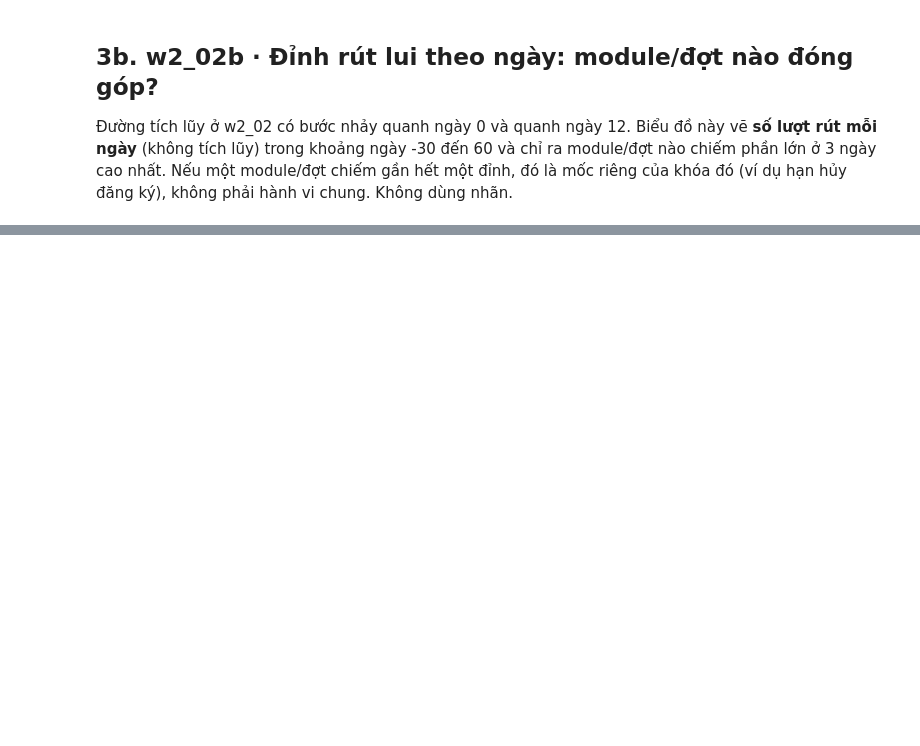
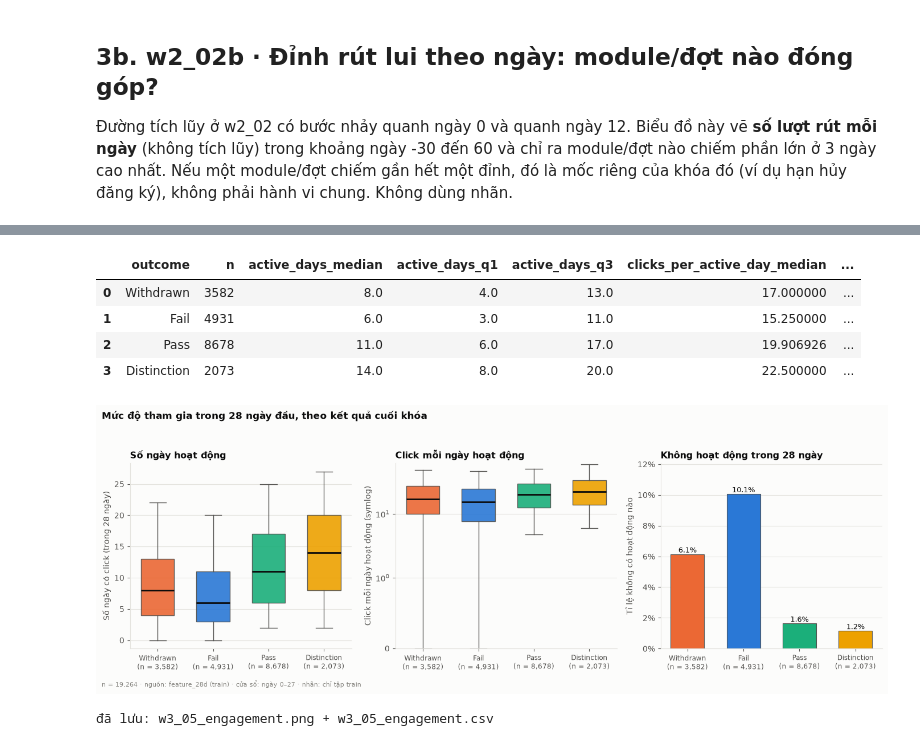
Before and after one commit to Khanhlc2005/OULAD_learning_analytics, a Jupyter notebook: notebooks/01_eda.ipynb, the cells around one changed output, grey strips where cells are left out. Cells and saved outputs as stored; diff of their text form; code cells hidden in the pictures; blank space fills up the shorter version.

```diff
--- a/notebooks/01_eda.ipynb
+++ b/notebooks/01_eda.ipynb
@@ -479,0 +618,52 @@ lines += [f"- `{r.png}` (n = {r.n:,}, nguồn: {r.source}, nhãn: {r.label_used}
+# %%
+def box_by_group(ax, col, ylabel, title, symlog=False):
+    data = [train.loc[train["outcome"] == gname, col].dropna().to_numpy() for gname in GROUPS]
+    bp = ax.boxplot(data, positions=range(len(GROUPS)), widths=0.6, patch_artist=True, whis=(5, 95),
+                    showfliers=False, medianprops=dict(color=INK, lw=2),
+                    whiskerprops=dict(color=INK2, lw=1), capprops=dict(color=INK2, lw=1))
+    for patch, gname in zip(bp["boxes"], GROUPS):
+        patch.set_facecolor(GCOL[gname]); patch.set_edgecolor(INK2); patch.set_alpha(0.9)
+    ax.set_xticks(range(len(GROUPS)))
+    ax.set_xticklabels([f"{gname}\n(n = {n_by[gname]:,})" for gname in GROUPS], fontsize=8.5)
+    if symlog:
+        ax.set_yscale("symlog", linthresh=1); ax.set_ylim(bottom=0)
+    ax.set_ylabel(ylabel); ax.set_title(title)
+    ax.grid(axis="x", visible=False)
+
+fig, axes = plt.subplots(1, 3, figsize=(14, 5))
+box_by_group(axes[0], "active_days", "Số ngày có click (trong 28 ngày)", "Số ngày hoạt động")
+box_by_group(axes[1], "clicks_per_active_day", "Click mỗi ngày hoạt động (symlog)", "Click mỗi ngày hoạt động", symlog=True)
+no_act = train.groupby("outcome")["no_activity_flag"].mean().reindex(GROUPS)
+ax = axes[2]
+ax.bar(range(len(GROUPS)), no_act.values * 100, width=0.6, color=[GCOL[gn] for gn in GROUPS], edgecolor=INK2, linewidth=0.8)
+for i, v in enumerate(no_act.values):
+    ax.text(i, v * 100, f"{v:.1%}", ha="center", va="bottom", fontsize=9)
+ax.set_xticks(range(len(GROUPS)))
+ax.set_xticklabels([f"{gname}\n(n = {n_by[gname]:,})" for gname in GROUPS], fontsize=8.5)
+ax.set_ylim(0, max(no_act.max() * 100 * 1.2, 1))
+ax.yaxis.set_major_formatter(PercentFormatter(100, decimals=0))
+ax.set_ylabel("Tỉ lệ không có hoạt động nào"); ax.set_title("Không hoạt động trong 28 ngày")
+ax.grid(axis="x", visible=False)
+fig.suptitle("Mức độ tham gia trong 28 ngày đầu, theo kết quả cuối khóa", x=0.01, ha="left", fontsize=12.5, fontweight="bold")
+
+rows5 = []
+for gname in GROUPS:
+    sub = train[train["outcome"] == gname]
+    rows5.append(dict(outcome=gname, n=len(sub),
+                      active_days_median=sub["active_days"].median(), active_days_q1=sub["active_days"].quantile(.25),
+                      active_days_q3=sub["active_days"].quantile(.75),
+                      clicks_per_active_day_median=sub["clicks_per_active_day"].median(),
+                      no_activity_rate=sub["no_activity_flag"].mean()))
+d5 = pd.DataFrame(rows5)
+display(d5)
+finish_w3(fig, "w3_05", "engagement", "Số ngày hoạt động và click mỗi ngày theo nhóm kết quả", "feature_28d (train)",
+       f"{N_TRAIN:,}", WINDOW, d5)
+SUMMARY_W3["w3_05"] = d5.set_index("outcome").to_dict("index")
+# %% [output]
+|  | outcome | n | active_days_median | active_days_q1 | active_days_q3 | clicks_per_active_day_median | ... |
+| 0 | Withdrawn | 3582 | 8.0 | 4.0 | 13.0 | 17.000000 | ... |
+| 1 | Fail | 4931 | 6.0 | 3.0 | 11.0 | 15.250000 | ... |
+| 2 | Pass | 8678 | 11.0 | 6.0 | 17.0 | 19.906926 | ... |
+| 3 | Distinction | 2073 | 14.0 | 8.0 | 20.0 | 22.500000 | ... |
+[figure, added]
+đã lưu: w3_05_engagement.png + w3_05_engagement.csv
```
Also changed, not shown: parts of 55 cells of this notebook, 37 other files.
